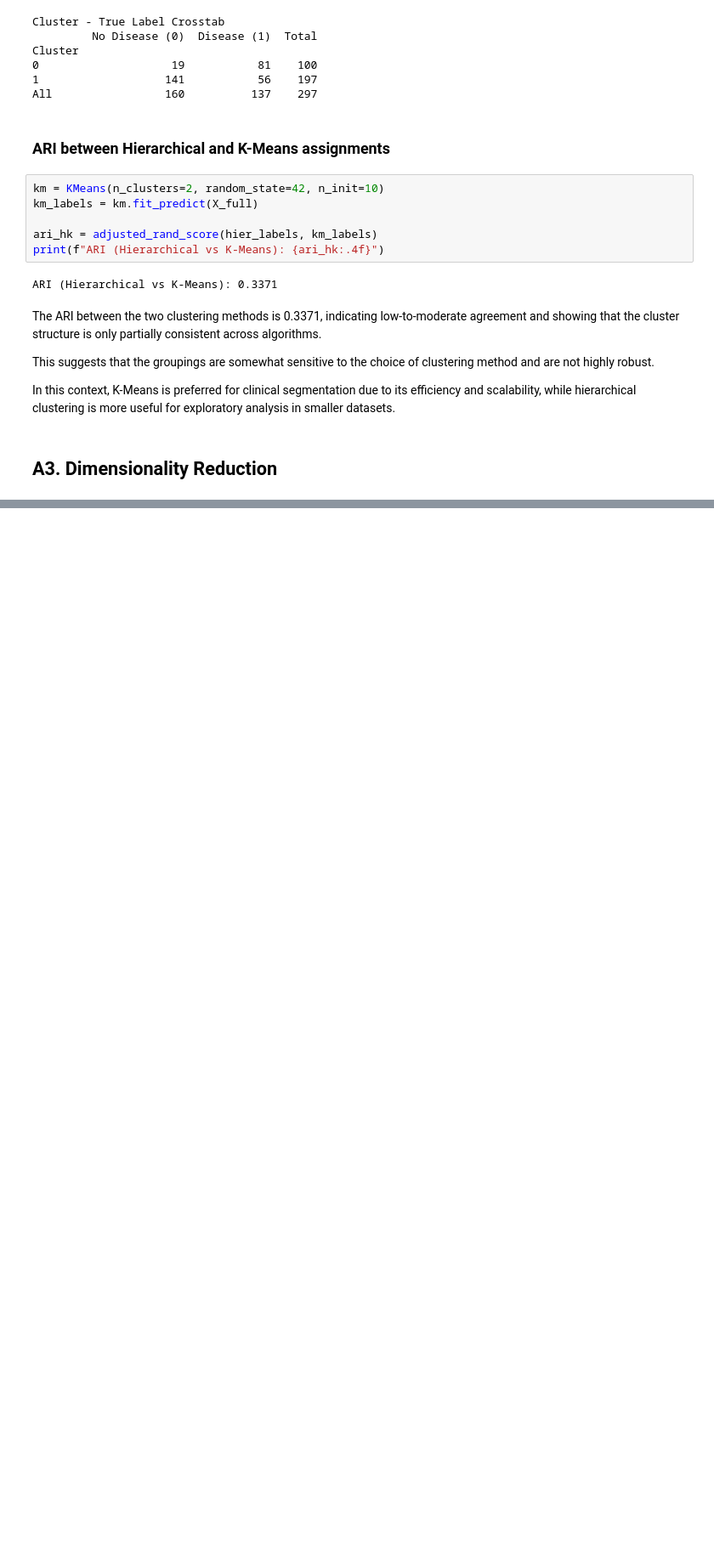
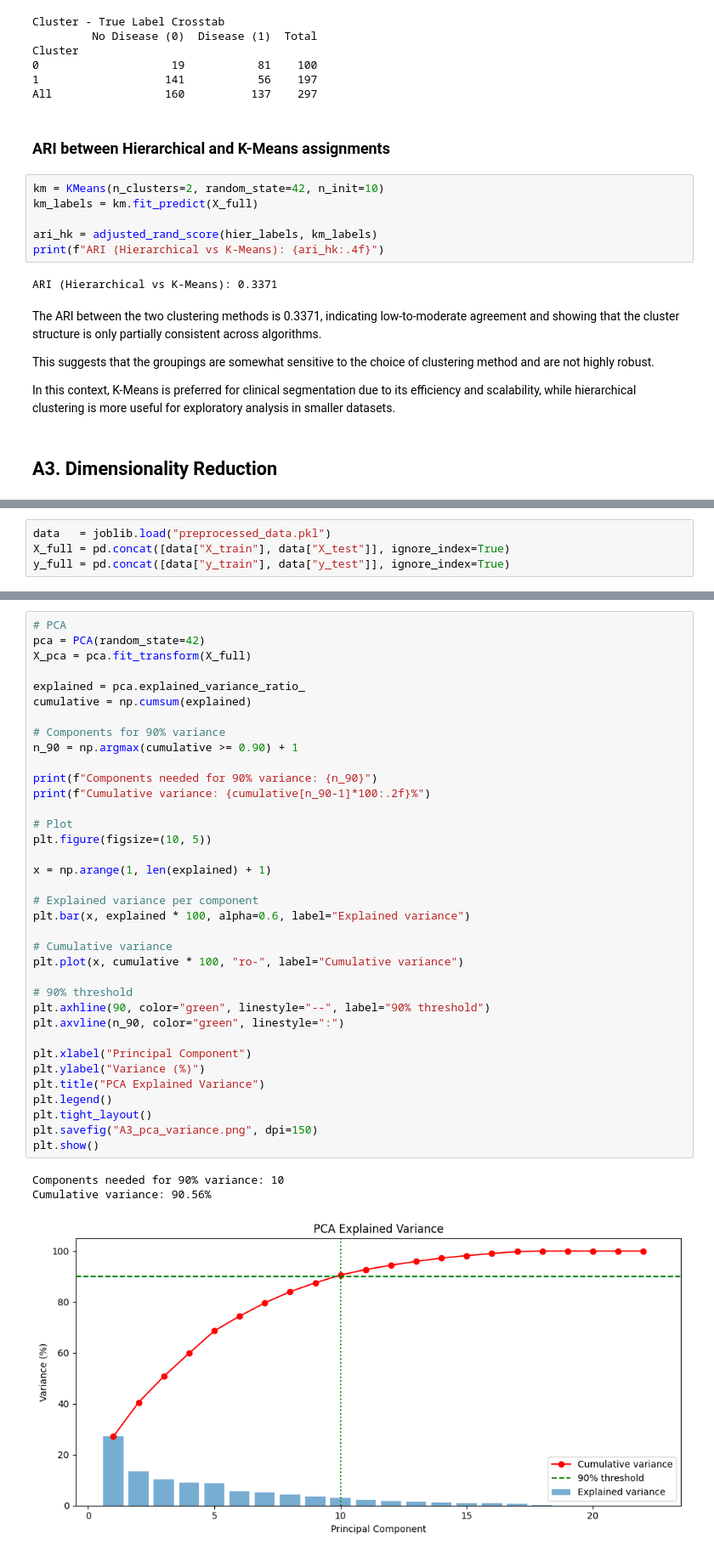
Before and after one commit to maryam2004-hub/i23-6004-DM-Assignment4, a Jupyter notebook: i23_6004_DS_B_DMAssignment4.ipynb, the cells around one changed output, grey strips where cells are left out. Shown at 85% size. Saved outputs shown, nothing was run; the diff lists cells and outputs as text; blank space fills up the shorter version.

Commit message:
Applied PCA, plotted explained variance ratio per component and the cumulative variance curve. Applied t-SNE and plotted the 2D embedding

```diff
--- a/i23_6004_DS_B_DMAssignment4.ipynb
+++ b/i23_6004_DS_B_DMAssignment4.ipynb
@@ -512,0 +520,4 @@ In this context, K-Means is preferred for clinical segmentation due to its effic
+# %%
+data   = joblib.load("preprocessed_data.pkl")
+X_full = pd.concat([data["X_train"], data["X_test"]], ignore_index=True)
+y_full = pd.concat([data["y_train"], data["y_test"]], ignore_index=True)
@@ -512,0 +526,40 @@ In this context, K-Means is preferred for clinical segmentation due to its effic
+# %%
+# PCA
+pca = PCA(random_state=42)
+X_pca = pca.fit_transform(X_full)
+
+explained = pca.explained_variance_ratio_
+cumulative = np.cumsum(explained)
+
+# Components for 90% variance
+n_90 = np.argmax(cumulative >= 0.90) + 1
+
+print(f"Components needed for 90% variance: {n_90}")
+print(f"Cumulative variance: {cumulative[n_90-1]*100:.2f}%")
+
+# Plot
+plt.figure(figsize=(10, 5))
+
+x = np.arange(1, len(explained) + 1)
+
+# Explained variance per component
+plt.bar(x, explained * 100, alpha=0.6, label="Explained variance")
+
+# Cumulative variance
+plt.plot(x, cumulative * 100, "ro-", label="Cumulative variance")
+
+# 90% threshold
+plt.axhline(90, color="green", linestyle="--", label="90% threshold")
+plt.axvline(n_90, color="green", linestyle=":")
+
+plt.xlabel("Principal Component")
+plt.ylabel("Variance (%)")
+plt.title("PCA Explained Variance")
+plt.legend()
+plt.tight_layout()
+plt.savefig("A3_pca_variance.png", dpi=150)
+plt.show()
+# %% [output]
+Components needed for 90% variance: 10
+Cumulative variance: 90.56%
+[figure, added]
```
Also changed, not shown: parts of 6 cells of this notebook.
